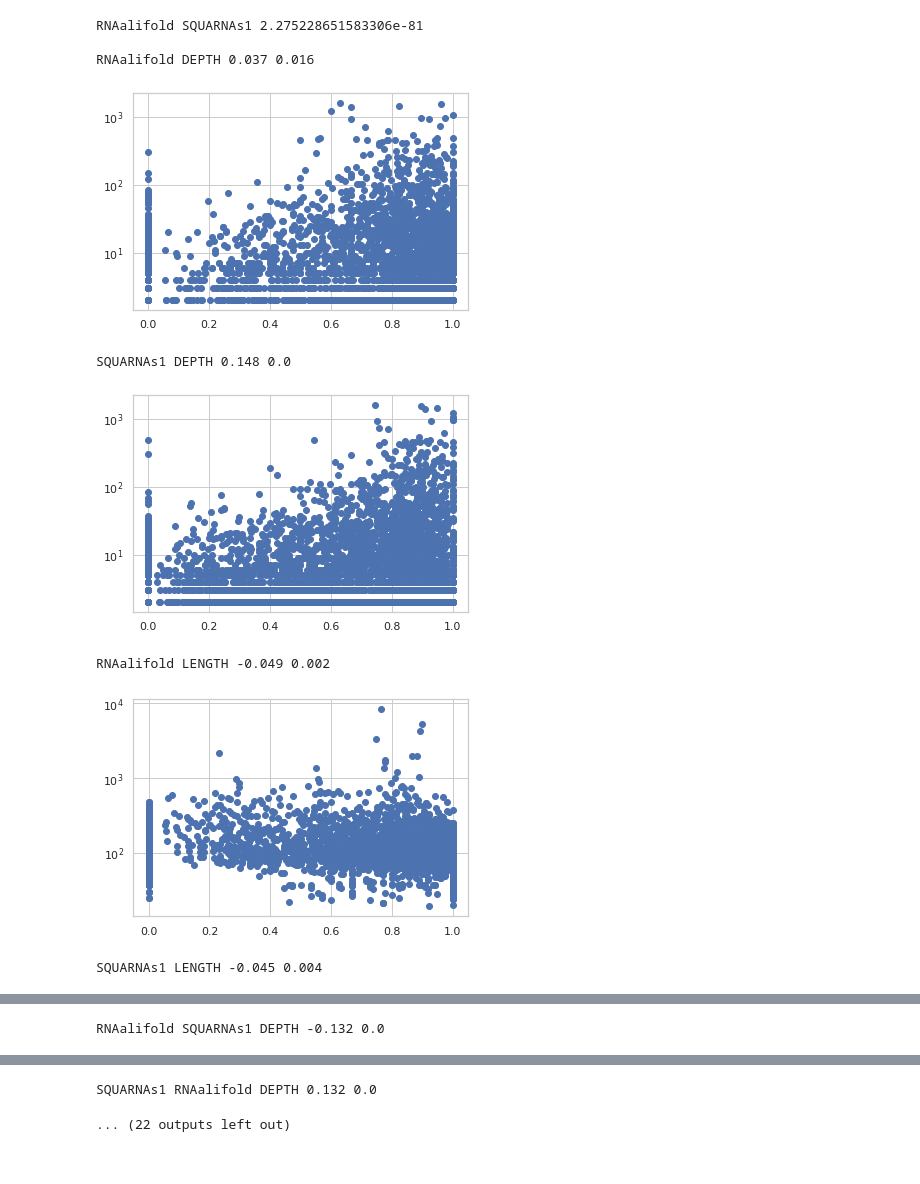
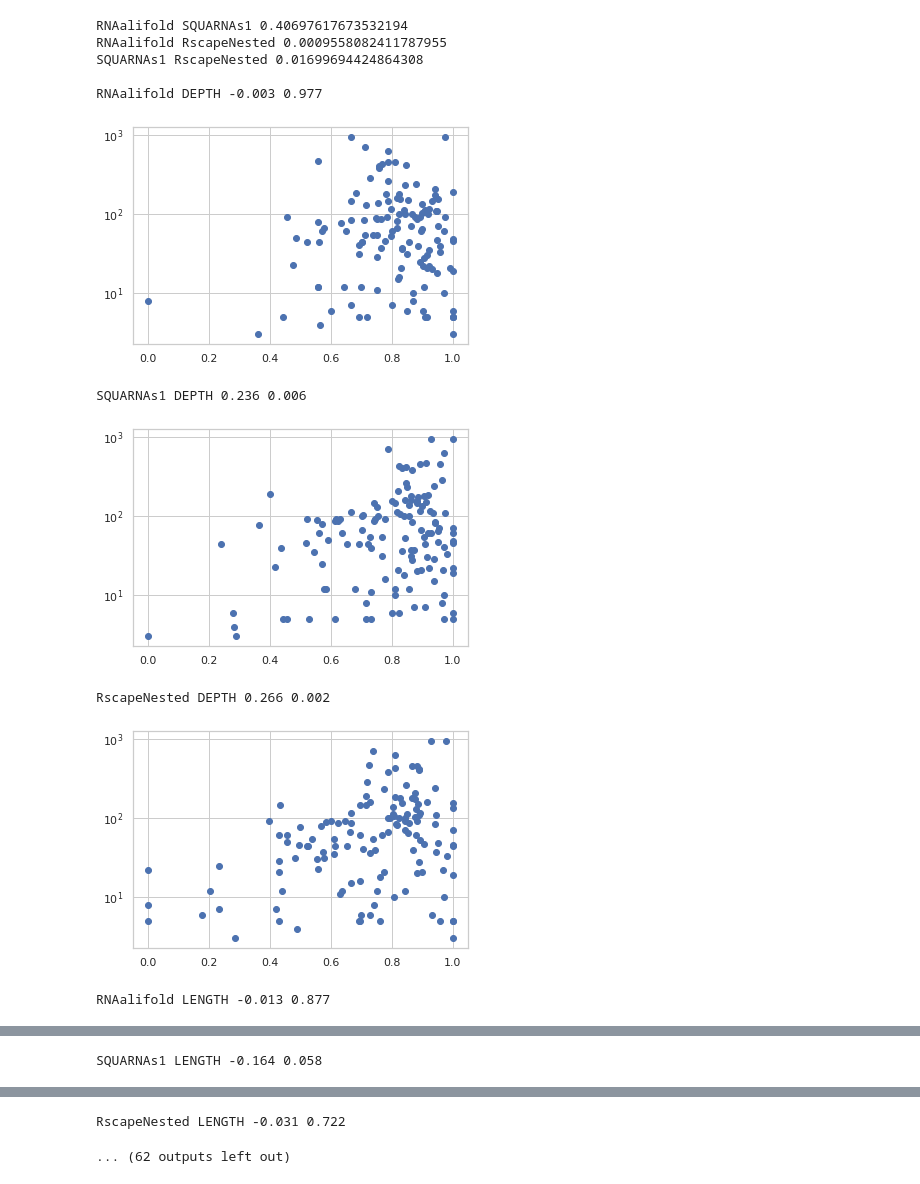
Before and after one commit to febos/SQUARNA, a Jupyter notebook: benchmarks/Violins.ipynb, the cells around one changed output, grey strips where cells are left out. Cells and saved outputs as stored; diff of their text form; code cells hidden in the pictures.

```diff
--- a/benchmarks/Violins.ipynb
+++ b/benchmarks/Violins.ipynb
@@ -98,7 +98,7 @@ import matplotlib.pyplot as plt
 import pandas as pd
 from scipy import stats
 
-for dataset in ("Rfam14.9", "RNAStralignExt"):
+for dataset in ("Rfam14.9", "RNAStralignExt", "RfamPDB"):
 
     tools = "RNAalifold SQUARNAs1 RscapeNested".split(' ')
 
@@ -124,9 +124,10 @@ for dataset in ("Rfam14.9", "RNAStralignExt"):
             title = lines[0].strip().split('\t')
             fsind = title.index("FS")
             dpind = title.index("DEPTH")
+            famind = title.index("NAME")
             lnind = title.index("LEN")
             for line in lines[1:]:
-
+                #if line.strip().split('\t')[famind] in fams:
                 depths.append(float(line.strip().split('\t')[dpind]))
                 lengths.append(float(line.strip().split('\t')[lnind]))
                 fscores.append(float(line.strip().split('\t')[fsind]))
@@ -199,9 +200,11 @@ for dataset in ("Rfam14.9", "RNAStralignExt"):
-RNAalifold SQUARNAs1 2.275228651583306e-81
+RNAalifold SQUARNAs1 0.40697617673532194
+RNAalifold RscapeNested 0.0009558082411787955
+SQUARNAs1 RscapeNested 0.01699694424864308
 
-RNAalifold DEPTH 0.037 0.016
+RNAalifold DEPTH -0.003 0.977
-[figure, old version]
+[figure, new version]
-SQUARNAs1 DEPTH 0.148 0.0
+SQUARNAs1 DEPTH 0.236 0.006
-[figure, old version]
+[figure, new version]
-RNAalifold LENGTH -0.049 0.002
+RscapeNested DEPTH 0.266 0.002
-[figure, old version]
+[figure, new version]
-SQUARNAs1 LENGTH -0.045 0.004
+RNAalifold LENGTH -0.013 0.877
@@ -209 +212 @@ SQUARNAs1 LENGTH -0.045 0.004
-RNAalifold SQUARNAs1 DEPTH -0.132 0.0
+SQUARNAs1 LENGTH -0.164 0.058
@@ -211,2 +214,2 @@ RNAalifold SQUARNAs1 DEPTH -0.132 0.0
-SQUARNAs1 RNAalifold DEPTH 0.132 0.0
+RscapeNested LENGTH -0.031 0.722
-... (22 outputs left out)
+... (62 outputs left out)
```
Also changed, not shown: parts of 2 cells of this notebook, 4 other files.
